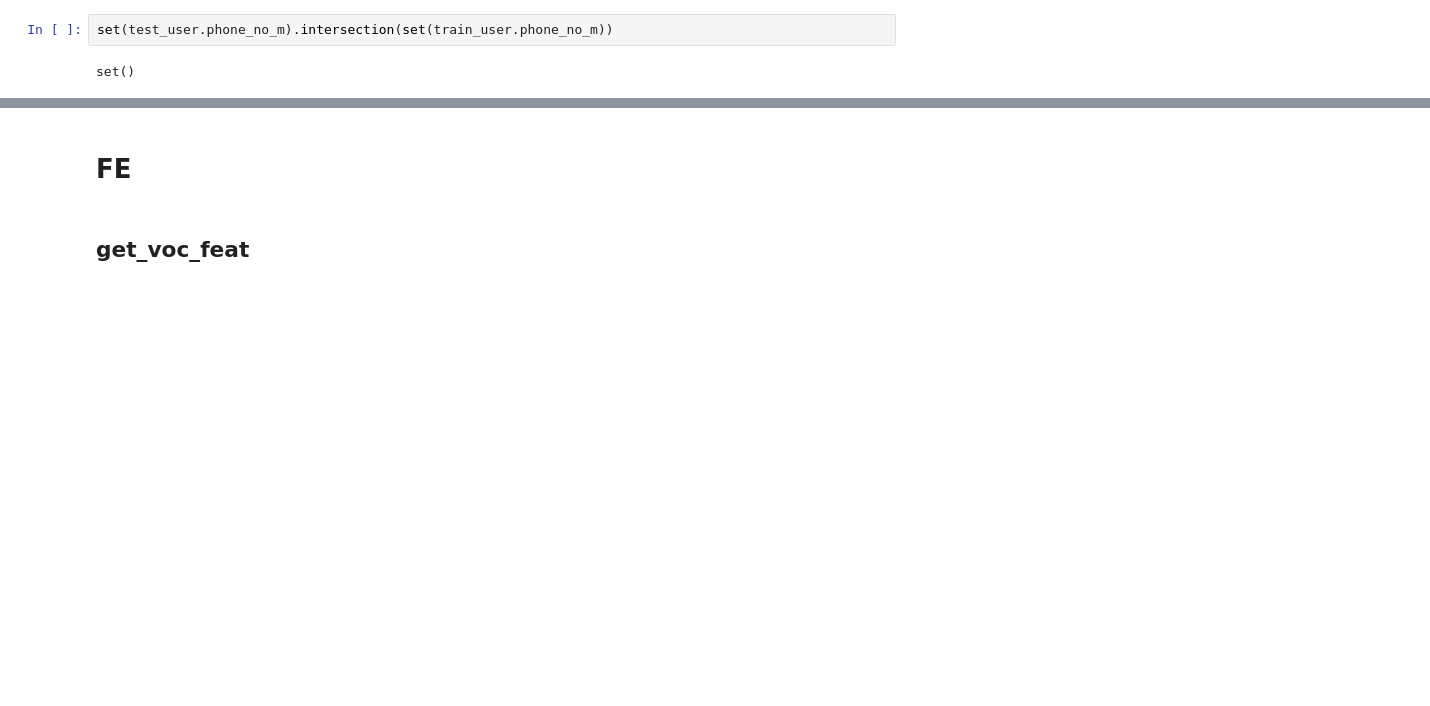
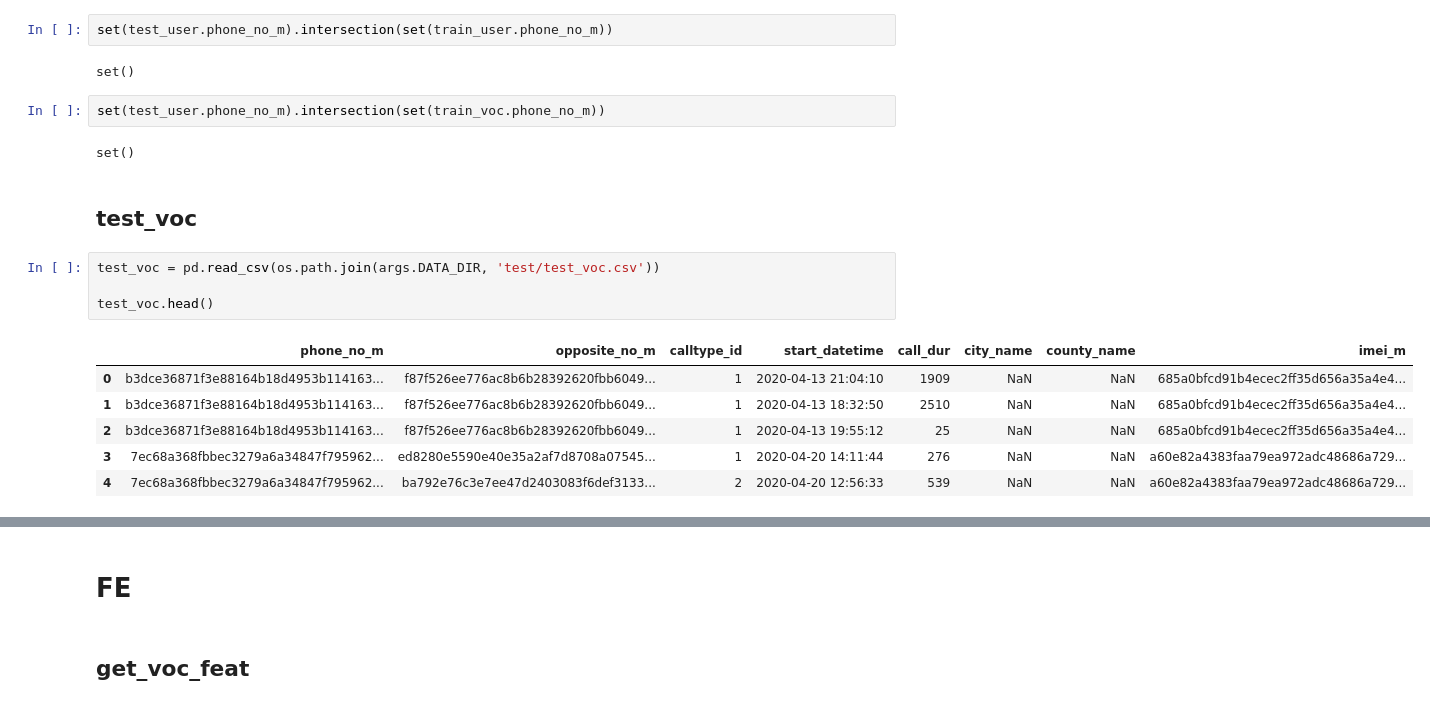
Before and after one commit to mayi140611/myappsexlib, a Jupyter notebook: a_0526_0710_sichuan_fraudtel_detection/0EDA.ipynb, the cells around one changed output, grey strips where cells are left out. Saved outputs shown, nothing was run; the diff lists cells and outputs as text; blank space fills up the shorter version.

```diff
--- a/a_0526_0710_sichuan_fraudtel_detection/0EDA.ipynb
+++ b/a_0526_0710_sichuan_fraudtel_detection/0EDA.ipynb
@@ -282,3 +310,20 @@ num of records: 2045, num of columns: 5
 set(test_user.phone_no_m).intersection(set(train_user.phone_no_m))
 # %% [output]
 set()
+# %%
+set(test_user.phone_no_m).intersection(set(train_voc.phone_no_m))
+# %% [output]
+set()
+# %% [markdown]
+## test_voc
+# %%
+test_voc = pd.read_csv(os.path.join(args.DATA_DIR, 'test/test_voc.csv'))
+
+test_voc.head()
+# %% [output]
+|  | phone_no_m | opposite_no_m | calltype_id | start_datetime | call_dur | city_name | county_name | imei_m |
+| 0 | b3dce36871f3e88164b18d4953b114163... | f87f526ee776ac8b6b28392620fbb6049... | 1 | 2020-04-13 21:04:10 | 1909 | NaN | NaN | 685a0bfcd91b4ecec2ff35d656a35a4e4... |
+| 1 | b3dce36871f3e88164b18d4953b114163... | f87f526ee776ac8b6b28392620fbb6049... | 1 | 2020-04-13 18:32:50 | 2510 | NaN | NaN | 685a0bfcd91b4ecec2ff35d656a35a4e4... |
+| 2 | b3dce36871f3e88164b18d4953b114163... | f87f526ee776ac8b6b28392620fbb6049... | 1 | 2020-04-13 19:55:12 | 25 | NaN | NaN | 685a0bfcd91b4ecec2ff35d656a35a4e4... |
+| 3 | 7ec68a368fbbec3279a6a34847f795962... | ed8280e5590e40e35a2af7d8708a07545... | 1 | 2020-04-20 14:11:44 | 276 | NaN | NaN | a60e82a4383faa79ea972adc48686a729... |
+| 4 | 7ec68a368fbbec3279a6a34847f795962... | ba792e76c3e7ee47d2403083f6def3133... | 2 | 2020-04-20 12:56:33 | 539 | NaN | NaN | a60e82a4383faa79ea972adc48686a729... |
```
Also changed, not shown: parts of 63 cells of this notebook, 1 other file.
